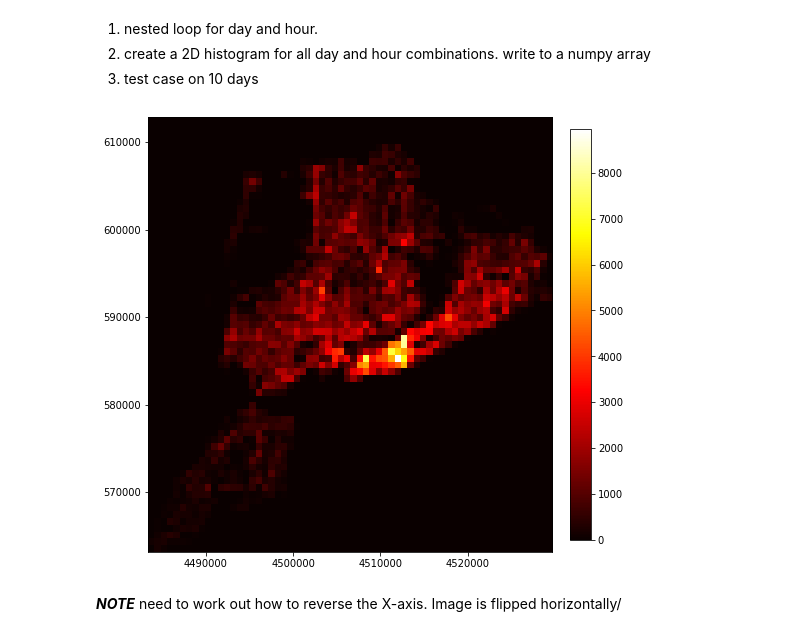
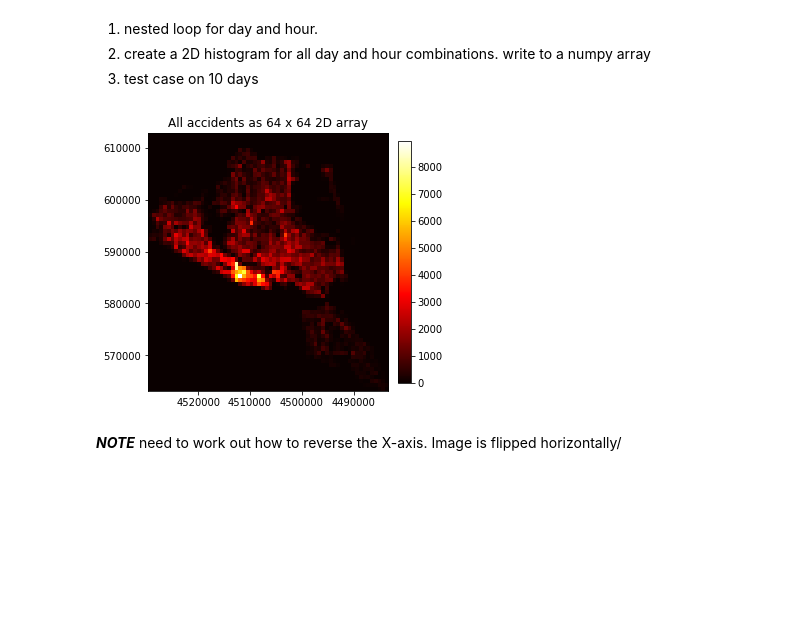
Before and after one commit to ghopping/Springboard_Capstone_2, a Jupyter notebook: convLSTM2D/GH_Capstone_2_convLSTM2D_model.ipynb, the cells around one changed output. Cells and saved outputs as stored; diff of their text form; code cells hidden in the pictures; blank space fills up the shorter version.

```diff
--- a/convLSTM2D/GH_Capstone_2_convLSTM2D_model.ipynb
+++ b/convLSTM2D/GH_Capstone_2_convLSTM2D_model.ipynb
@@ -113,15 +121,16 @@ max date = Apr 16 2019
 # %%
 ###Testing
 #plot the histogram using np.imshow
 
-_ = plt.figure(figsize=(8, 8))
-ax = fig.add_subplot(131, title='All accidents as 64 x 64 2D array')
+_ = plt.figure(figsize=(16, 16))
+ax = _.add_subplot(131, title='All accidents as 64 x 64 2D array')
 _ = plt.imshow(test_hist, interpolation='nearest', cmap='hot', origin='low',
          extent=[xedges[0], xedges[-1], yedges[0], yedges[-1]])
 _ = plt.colorbar(fraction=0.046, pad=0.04)
+plt.gca().invert_xaxis()
 plt.savefig('/content/drive/My Drive/Colab Notebooks/2D_array_all.png')
 # %% [output]
-[figure, old version]
+[figure, new version]
 # %% [markdown]
 ***NOTE*** need to work out how to reverse the X-axis. Image is flipped horizontally/
 # %%
```
Also changed, not shown: parts of 2 cells of this notebook, 2 other files.
